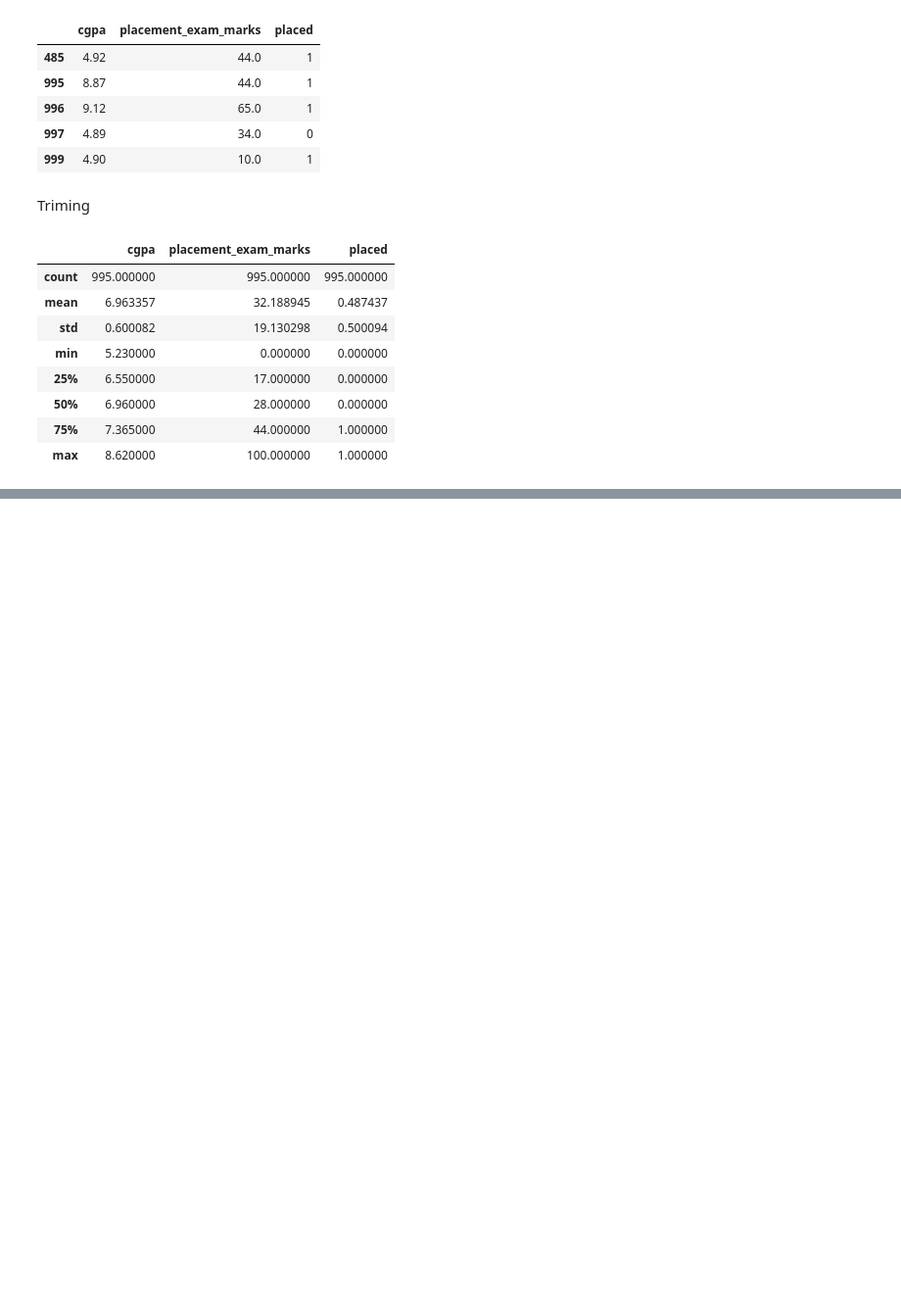
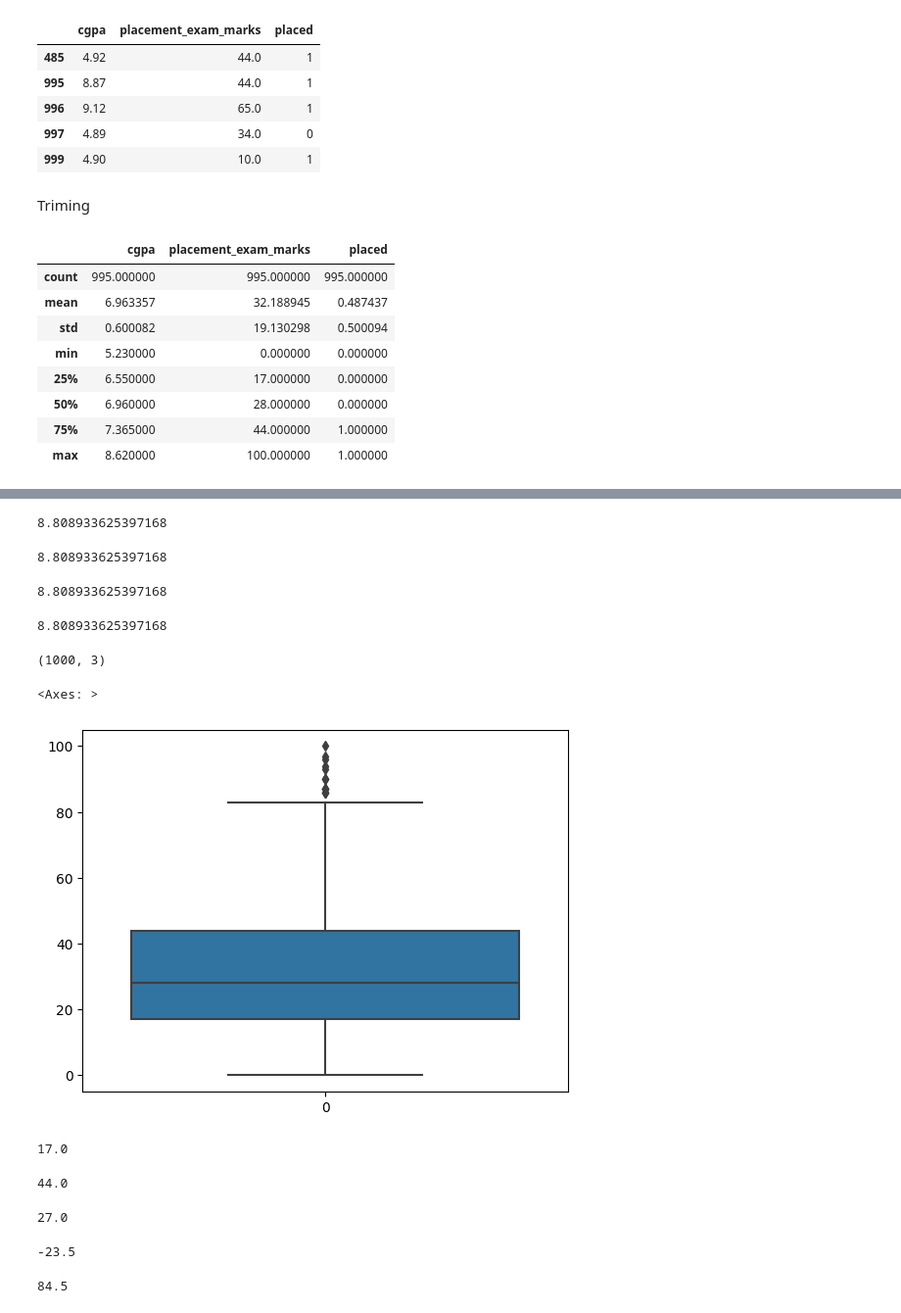
Before and after one commit to sankar0453/statistics, a Jupyter notebook: FE1_OCT7.ipynb, the cells around one changed output, grey strips where cells are left out. Shown at 98% size. Drawn from its saved outputs; the diff is of its cells as text; code cells hidden in the pictures; blank space fills up the shorter version.

```diff
--- a/FE1_OCT7.ipynb
+++ b/FE1_OCT7.ipynb
@@ -855,0 +856,3 @@ https://gist.github.com/mwaskom/de44147ed2974457ad6372750bbe5751
+# %%
+upper_limit=df["cgpa"].mean()+3*df["cgpa"].std()
+lower_limit=df["cgpa"].mean()+3*df["cgpa"].std()
@@ -855,0 +881,28 @@ https://gist.github.com/mwaskom/de44147ed2974457ad6372750bbe5751
+# %%
+df["cgpa"]=np.where(df["cgpa"]>upper_limit,upper_limit,df["cgpa"])
+df["cgpa"]=np.where(df["cgpa"]<lower_limit,lower_limit,df["cgpa"])
+# %%
+df["cgpa"].max()
+# %% [output]
+8.808933625397168
+# %%
+df["cgpa"].min()
+# %% [output]
+8.808933625397168
+# %%
+upper_limit
+# %% [output]
+8.808933625397168
+# %%
+lower_limit
+# %% [output]
+8.808933625397168
+# %%
+df.shape
+# %% [output]
+(1000, 3)
+# %%
+sns.boxplot(df["placement_exam_marks"])
+# %% [output]
+<Axes: >
+[figure, added]
@@ -855,0 +912,13 @@ https://gist.github.com/mwaskom/de44147ed2974457ad6372750bbe5751
+# %%
+percentile25
+# %% [output]
+17.0
+# %%
+percentile75
+# %% [output]
+44.0
+# %%
+iqr=percentile75-percentile25
+iqr
+# %% [output]
+27.0
@@ -855,0 +928,8 @@ https://gist.github.com/mwaskom/de44147ed2974457ad6372750bbe5751
+# %%
+lower_fence
+# %% [output]
+-23.5
+# %%
+upper_fence
+# %% [output]
+84.5
```
Also changed, not shown: parts of 14 cells of this notebook, 1 other file.
